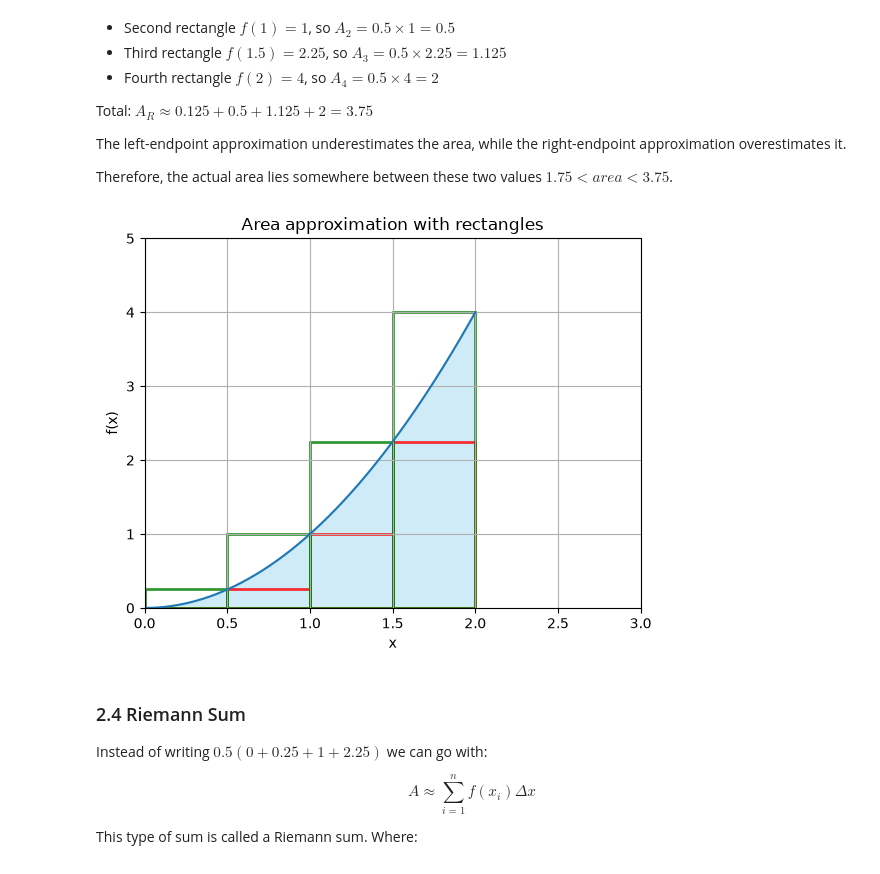
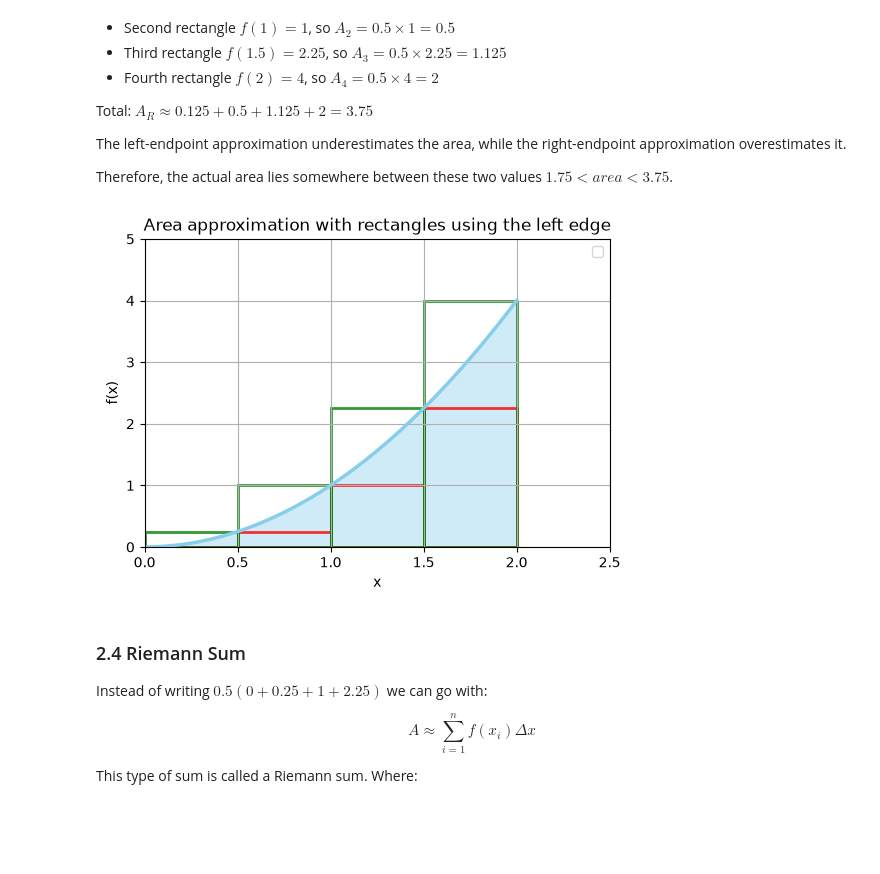
Before and after one commit to Edgybug/integrals-course-project, a Jupyter notebook: course_project.ipynb, the cells around one changed output. Saved outputs shown, nothing was run; the diff lists cells and outputs as text; code cells hidden in the pictures; blank space fills up the shorter version.

```diff
--- a/course_project.ipynb
+++ b/course_project.ipynb
@@ -151,32 +163,33 @@ The left-endpoint approximation underestimates the area, while the right-endpoin
 
 Therefore, the actual area lies somewhere between these two values $1.75 \lt area \lt 3.75$.
 # %%
-x = np.linspace(0, 2, 1000)
-y = x**2
+ax = add_axis()
+ax.set_xlim(0, 2.5)
+ax.set_ylim(0, 5)
 
-plt.plot(x, y)
-plt.fill_between(x, y, color="skyblue", alpha=0.4)
+ax.fill_between(x, y, color="skyblue", alpha=0.4)
+plot(ax=ax,
+    x=x,
+    y=y,
+    plot_color="skyblue",
+    plot_label= None,
+    x_label="x",
+    y_label="f(x)",
+    title="Area approximation with rectangles using the left edge")
 
-draw_rect(plt.gca(), 'r', 0,   0, 0.5, 0   )
-draw_rect(plt.gca(), 'r', 0.5, 0, 0.5, 0.25)
-draw_rect(plt.gca(), 'r', 1,   0, 0.5, 1   )
-draw_rect(plt.gca(), 'r', 1.5, 0, 0.5, 2.25)
+draw_rect(ax, 'red', 0,   0, 0.5, 0   )
+draw_rect(ax, 'red', 0.5, 0, 0.5, 0.25)
+draw_rect(ax, 'red', 1,   0, 0.5, 1   )
+draw_rect(ax, 'red', 1.5, 0, 0.5, 2.25)
 
-draw_rect(plt.gca(), 'g', 0,   0, 0.5, 0.25)
-draw_rect(plt.gca(), 'g', 0.5, 0, 0.5, 1   )
-draw_rect(plt.gca(), 'g', 1,   0, 0.5, 2.25)
-draw_rect(plt.gca(), 'g', 1.5, 0, 0.5, 4   )
+draw_rect(ax, 'green', 0,   0, 0.5, 0.25)
+draw_rect(ax, 'green', 0.5, 0, 0.5, 1   )
+draw_rect(ax, 'green', 1,   0, 0.5, 2.25)
+draw_rect(ax, 'green', 1.5, 0, 0.5, 4   )
 
-plt.xlim(0, 3)
-plt.ylim(0, 5)
-
-plt.grid(True)
-plt.xlabel("x")
-plt.ylabel("f(x)")
-plt.title("Area approximation with rectangles")
 plt.show()
 # %% [output]
-[figure, old version]
+[figure, new version]
 # %% [markdown]
 ### 2.4 Riemann Sum
 
```
Also changed, not shown: parts of 27 cells of this notebook, 4 other files.
